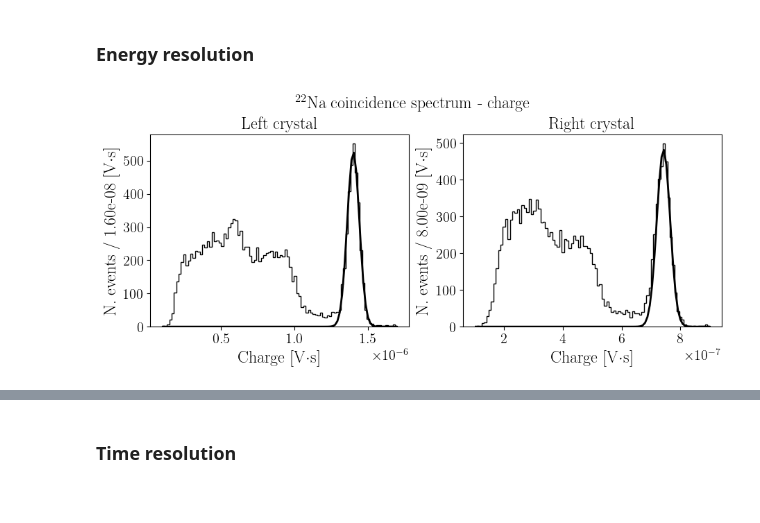
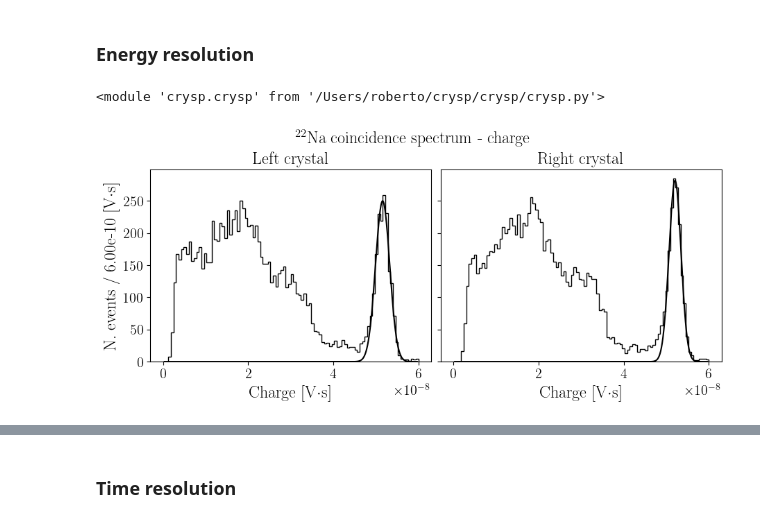
Before and after one commit to ESSDIPC/crysp, a Jupyter notebook: na22_analysis.ipynb, the cells around one changed output, grey strips where cells are left out. Drawn from its saved outputs; the diff is of its cells as text; code cells hidden in the pictures.

```diff
--- a/na22_analysis.ipynb
+++ b/na22_analysis.ipynb
@@ -37,0 +608,2 @@ integral_right = np.trapz(
+# %%
+plt.rcParams['legend.title_fontsize'] = 'x-large'
@@ -103,21 +961,26 @@ Text(0.5, 1.0, 'Time resolution at T=298 K')
 # %%
-time_cold, right_cold, left_cold = crysp.read_file("../na22_20230725_afternoon.zip")
-left_cold = -left_cold
-right_cold = -right_cold
+# time_cold, right_cold, left_cold = crysp.read_file("na22_20230725_afternoon.zip")
+time_cold, right_cold, left_cold = crysp.read_file("csi_20231006_t-162.5.zip")
+# left_cold = -left_cold
+# right_cold = -right_cold
 # %%
 baselines_left_cold = np.average(left_cold[:, :500], axis=1)[:, None]
 baselines_right_cold = np.average(right_cold[:, :500], axis=1)[:, None]
 integral_left_cold = np.trapz(
-    (left_cold-baselines_left_cold)[:, time_cold > -0.5e-6], x=time_cold[time_cold > -0.5e-6]
+    (left_cold)[:, time_cold > -0.5e-6], x=time_cold[time_cold > -0.5e-6]
 )
 integral_right_cold = np.trapz(
-    (right_cold-baselines_right_cold)[:, time_cold > -0.5e-6], x=time_cold[time_cold > -0.5e-6]
+    (right_cold)[:, time_cold > -0.5e-6], x=time_cold[time_cold > -0.5e-6]
 )
 # %% [markdown]
 ### Energy resolution
+# %%
+importlib.reload(crysp)
+# %% [output]
+<module 'crysp.crysp' from '/Users/roberto/crysp/crysp/crysp.py'>
 # %%
 fig, ax, popt_left_cold, pcov_left_cold, popt_right_cold, pcov_right_cold = crysp.charge_spectra(
-    integral_left_cold, integral_right_cold, (0.1e-6,1.7e-6), (0.1e-6, 0.9e-6), 1.26e-6, 7.2e-7
+    integral_left_cold, integral_right_cold, (0,6e-8), (0, 6e-8), 5e-8, 5e-8, n_bins=100
 )
 # %% [output]
-[figure, old version]
+[figure, new version]
```
Also changed, not shown: parts of 44 cells of this notebook, 2 other files.
